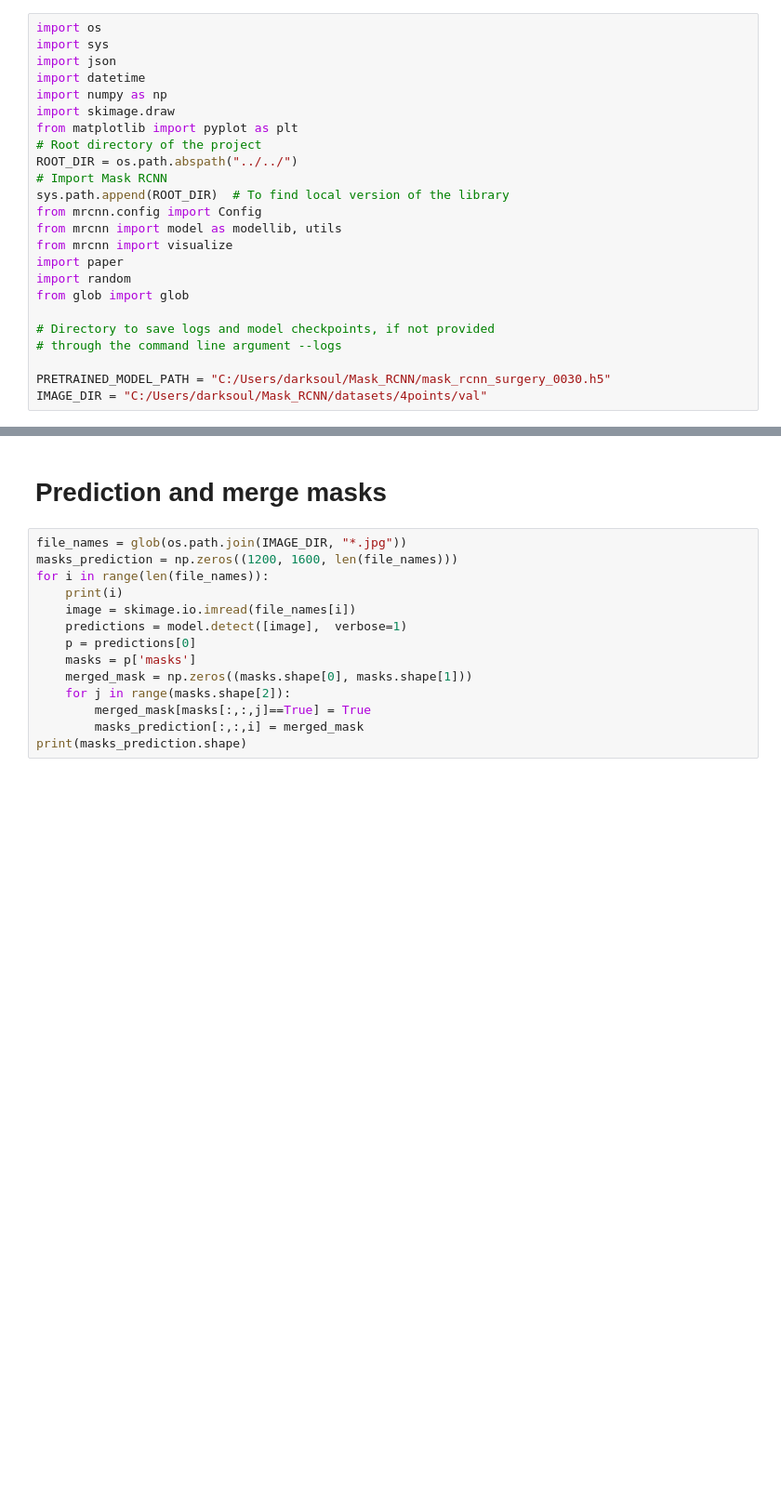
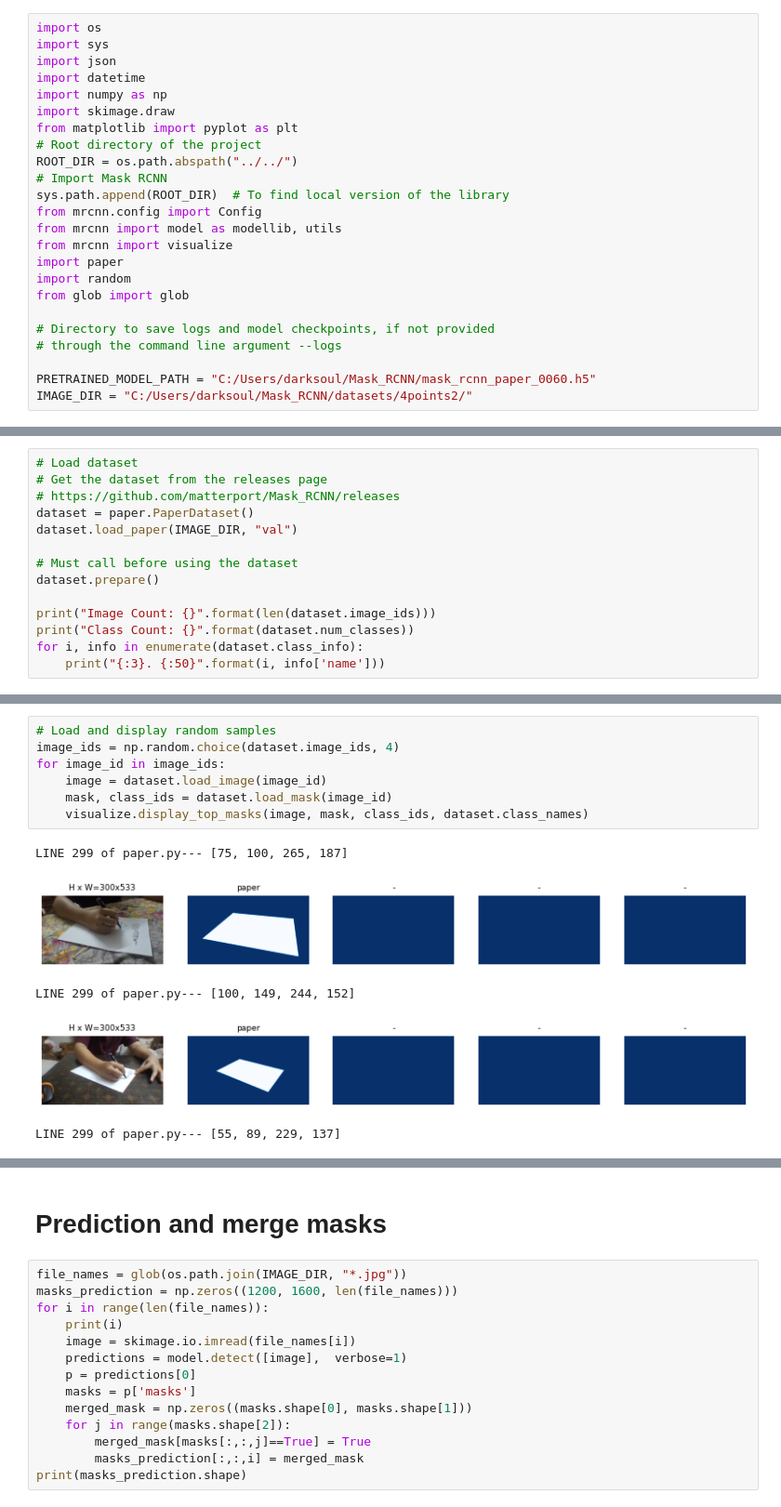
Before and after one commit to Arafat-yousuf/DIY-Graphic-Tab_Mask-RCNN, a Jupyter notebook: prediction.ipynb, the cells around one changed output, grey strips where cells are left out. Shown at 93% size. Saved outputs shown, nothing was run; the diff lists cells and outputs as text; blank space fills up the shorter version.

```diff
--- a/prediction.ipynb
+++ b/prediction.ipynb
@@ -20,8 +20,8 @@ from glob import glob
 # Directory to save logs and model checkpoints, if not provided
 # through the command line argument --logs
 
-PRETRAINED_MODEL_PATH = "C:/Users/darksoul/Mask_RCNN/mask_rcnn_surgery_0030.h5"
-IMAGE_DIR = "C:/Users/darksoul/Mask_RCNN/datasets/4points/val"
+PRETRAINED_MODEL_PATH = "C:/Users/darksoul/Mask_RCNN/mask_rcnn_paper_0060.h5"
+IMAGE_DIR = "C:/Users/darksoul/Mask_RCNN/datasets/4points2/"
 # %%
 class InferenceConfig(paper.PaperConfig):
             # Set batch size to 1 since we'll be running inference on
@@ -38,0 +57,14 @@ model.load_weights(model_path, by_name=True)
+# %%
+# Load dataset
+# Get the dataset from the releases page
+# https://github.com/matterport/Mask_RCNN/releases
+dataset = paper.PaperDataset()
+dataset.load_paper(IMAGE_DIR, "val")
+
+# Must call before using the dataset
+dataset.prepare()
+
+print("Image Count: {}".format(len(dataset.image_ids)))
+print("Class Count: {}".format(dataset.num_classes))
+for i, info in enumerate(dataset.class_info):
+    print("{:3}. {:50}".format(i, info['name']))
@@ -38,0 +89,13 @@ model.load_weights(model_path, by_name=True)
+# %%
+# Load and display random samples
+image_ids = np.random.choice(dataset.image_ids, 4)
+for image_id in image_ids:
+    image = dataset.load_image(image_id)
+    mask, class_ids = dataset.load_mask(image_id)
+    visualize.display_top_masks(image, mask, class_ids, dataset.class_names)
+# %% [output]
+LINE 299 of paper.py--- [75, 100, 265, 187]
+[figure, added]
+LINE 299 of paper.py--- [100, 149, 244, 152]
+[figure, added]
+LINE 299 of paper.py--- [55, 89, 229, 137]
```
Also changed, not shown: parts of 6 cells of this notebook, 2 other files.
